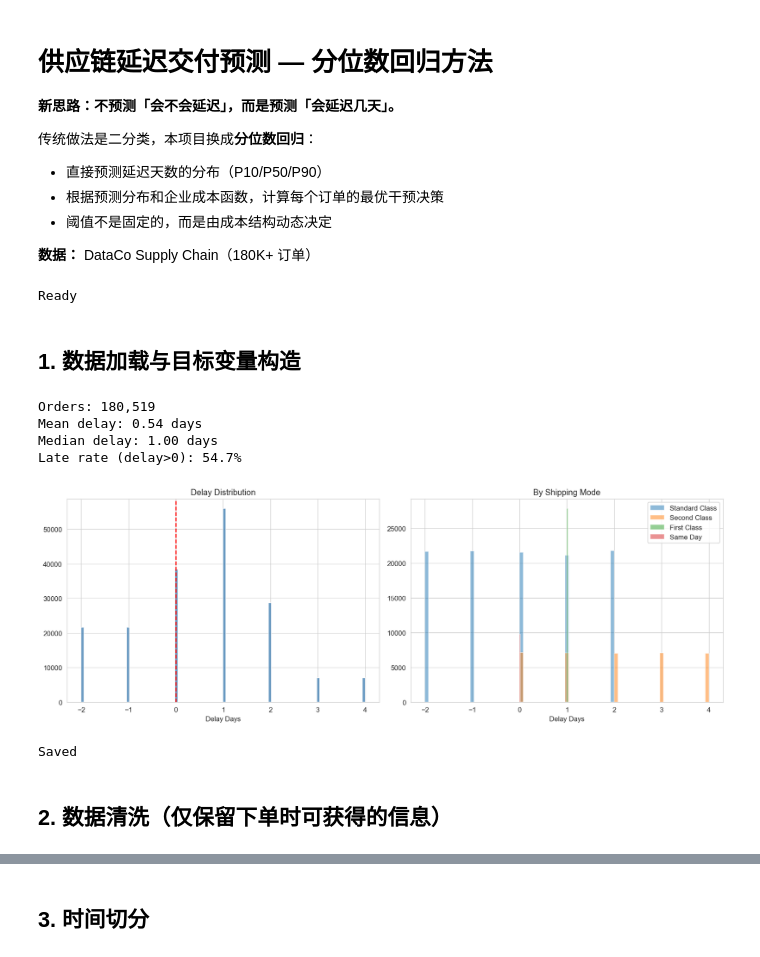
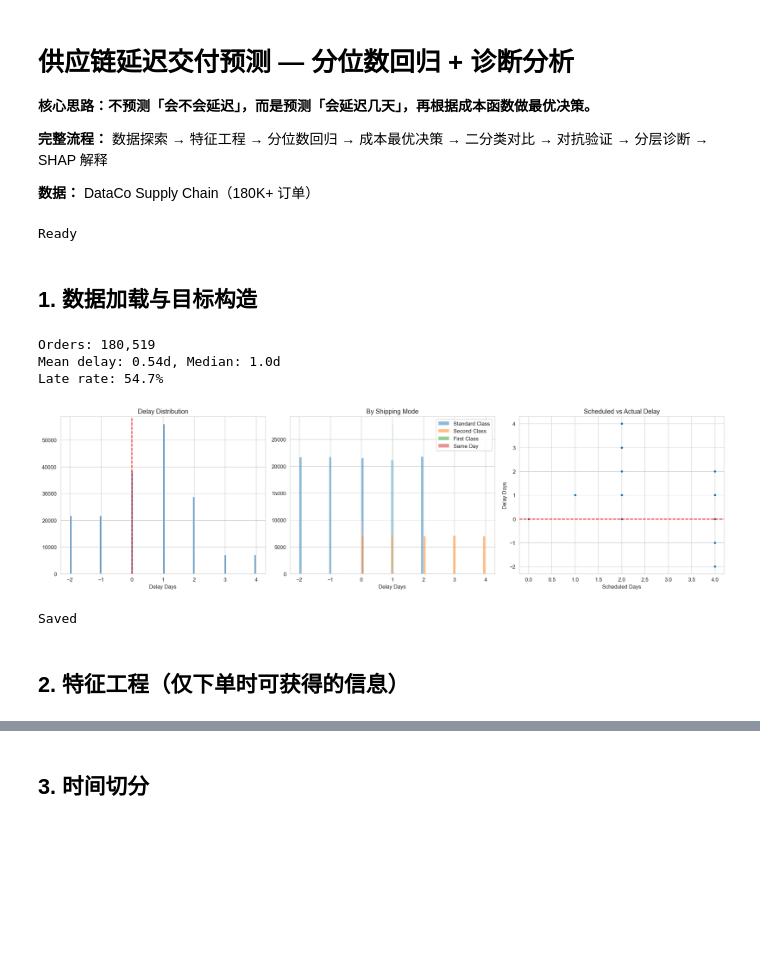
Before and after one commit to lingtao-meng/supply-chain-ml-pipeline, a Jupyter notebook: notebooks/supply_chain_ml_pipeline.ipynb, the cells around one changed output, grey strips where cells are left out. Drawn from its saved outputs; the diff is of its cells as text; code cells hidden in the pictures; blank space fills up the shorter version.

Commit message:
合并版：分位数回归+对抗验证+分层诊断+SHAP（21cells全执行）

```diff
--- a/notebooks/supply_chain_ml_pipeline.ipynb
+++ b/notebooks/supply_chain_ml_pipeline.ipynb
@@ -1,66 +1,57 @@
 # %% [markdown]
-# 供应链延迟交付预测 — 分位数回归方法
+# 供应链延迟交付预测 — 分位数回归 + 诊断分析
 
-**新思路：不预测「会不会延迟」，而是预测「会延迟几天」。**
+**核心思路：不预测「会不会延迟」，而是预测「会延迟几天」，再根据成本函数做最优决策。**
 
-传统做法是二分类，本项目换成**分位数回归**：
-- 直接预测延迟天数的分布（P10/P50/P90）
-- 根据预测分布和企业成本函数，计算每个订单的最优干预决策
-- 阈值不是固定的，而是由成本结构动态决定
+**完整流程：** 数据探索 → 特征工程 → 分位数回归 → 成本最优决策 → 二分类对比 → 对抗验证 → 分层诊断 → SHAP 解释
 
 **数据：** DataCo Supply Chain（180K+ 订单）
 # %%
-import numpy as np
-import pandas as pd
-import matplotlib.pyplot as plt
-import seaborn as sns
+import numpy as np; import pandas as pd
+import matplotlib.pyplot as plt; import seaborn as sns
 from sklearn.preprocessing import StandardScaler, LabelEncoder
-from sklearn.metrics import mean_absolute_error
+from sklearn.metrics import mean_absolute_error, roc_auc_score, f1_score
 from sklearn.ensemble import GradientBoostingRegressor
-from xgboost import XGBRegressor, XGBClassifier
-from sklearn.metrics import roc_auc_score, f1_score
-import warnings
-warnings.filterwarnings('ignore')
-plt.rcParams['figure.dpi'] = 120
-sns.set_style('whitegrid')
+from xgboost import XGBClassifier
+import warnings; warnings.filterwarnings('ignore')
+plt.rcParams['figure.dpi'] = 120; sns.set_style('whitegrid')
 print('Ready')
 # %% [output]
 Ready
 # %% [markdown]
-## 1. 数据加载与目标变量构造
+## 1. 数据加载与目标构造
 # %%
 df = pd.read_csv('../data/DataCoSupplyChainDataset.csv', encoding='latin1')
 df['order date (DateOrders)'] = pd.to_datetime(df['order date (DateOrders)'])
 df['shipping date (DateOrders)'] = pd.to_datetime(df['shipping date (DateOrders)'])
 df = df.sort_values('order date (DateOrders)').reset_index(drop=True)
 
-df['actual_days'] = (df['shipping date (DateOrders)'] - df['order date (DateOrders)']).dt.days
-df['scheduled_days'] = df['Days for shipment (scheduled)']
-df['delay_days'] = df['actual_days'] - df['scheduled_days']
+df['delay_days'] = (df['shipping date (DateOrders)'] - df['order date (DateOrders)']).dt.days - df['Days for shipment (scheduled)']
 
 print(f'Orders: {len(df):,}')
-print(f'Mean delay: {df.delay_days.mean():.2f} days')
-print(f'Median delay: {df.delay_days.median():.2f} days')
-print(f'Late rate (delay>0): {(df.delay_days>0).mean()*100:.1f}%')
+print(f'Mean delay: {df.delay_days.mean():.2f}d, Median: {df.delay_days.median():.1f}d')
+print(f'Late rate: {(df.delay_days>0).mean()*100:.1f}%')
 
-fig, axes = plt.subplots(1, 2, figsize=(14, 5))
-axes[0].hist(df['delay_days'], bins=100, color='steelblue', alpha=0.8)
-axes[0].axvline(0, color='red', linestyle='--')
+fig, axes = plt.subplots(1, 3, figsize=(18, 5))
+axes[0].hist(df['delay_days'], bins=100, color='steelblue', alpha=0.8); axes[0].axvline(0, color='red', linestyle='--')
 axes[0].set_xlabel('Delay Days'); axes[0].set_title('Delay Distribution')
 
 for sm in df['Shipping Mode'].unique()[:4]:
     axes[1].hist(df[df['Shipping Mode']==sm]['delay_days'], bins=50, alpha=0.5, label=sm)
 axes[1].set_xlabel('Delay Days'); axes[1].set_title('By Shipping Mode'); axes[1].legend()
-plt.tight_layout()
-plt.savefig('../images/eda_delay_v6.png', dpi=150)
-plt.show()
+
+samp = df.sample(5000)
+axes[2].scatter(samp['Days for shipment (scheduled)'], samp['delay_days'], alpha=0.3, s=5)
+axes[2].axhline(0, color='red', linestyle='--')
+axes[2].set_xlabel('Scheduled Days'); axes[2].set_ylabel('Delay Days')
+axes[2].set_title('Scheduled vs Actual Delay')
+plt.tight_layout(); plt.savefig('../images/merged_eda.png', dpi=150); plt.show()
 print('Saved')
 # %% [output]
 Orders: 180,519
-Mean delay: 0.54 days
-Median delay: 1.00 days
-Late rate (delay>0): 54.7%
+Mean delay: 0.54d, Median: 1.0d
+Late rate: 54.7%
-[figure, old version]
+[figure, new version]
 Saved
 # %% [markdown]
-## 2. 数据清洗（仅保留下单时可获得的信息）
+## 2. 特征工程（仅下单时可获得的信息）
```
Also changed, not shown: parts of 17 cells of this notebook, 3 other files.
